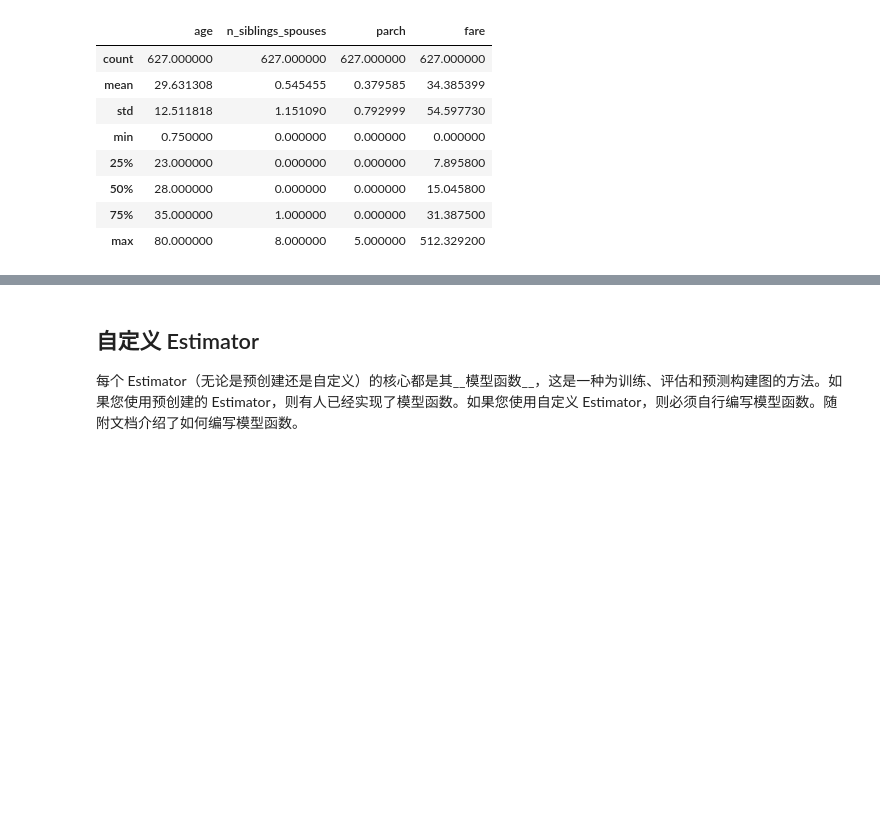
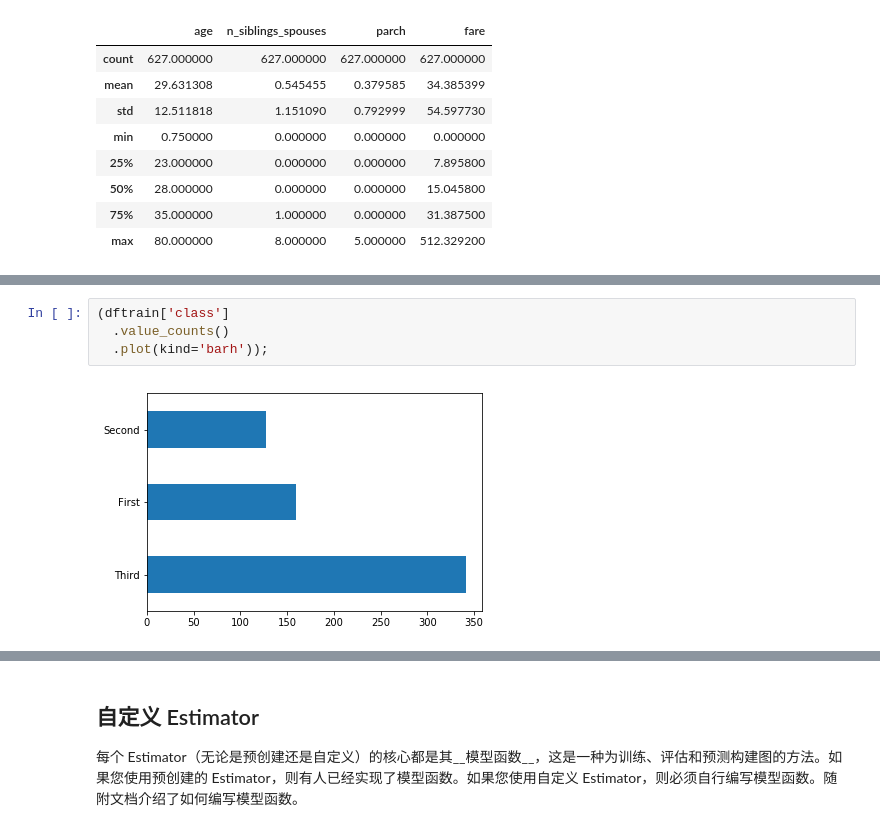
Before and after one commit to mayi140611/mayiexamples, a Jupyter notebook: tensorflow/TensorFlow 指南.ipynb, the cells around one changed output, grey strips where cells are left out. Cells and saved outputs as stored; diff of their text form; blank space fills up the shorter version.

```diff
--- a/tensorflow/TensorFlow 指南.ipynb
+++ b/tensorflow/TensorFlow 指南.ipynb
@@ -1001,0 +1030,6 @@ dftrain.describe()
+# %%
+(dftrain['class']
+  .value_counts()
+  .plot(kind='barh'));
+# %% [output]
+[figure, added]
```
Also changed, not shown: parts of 51 cells of this notebook.
